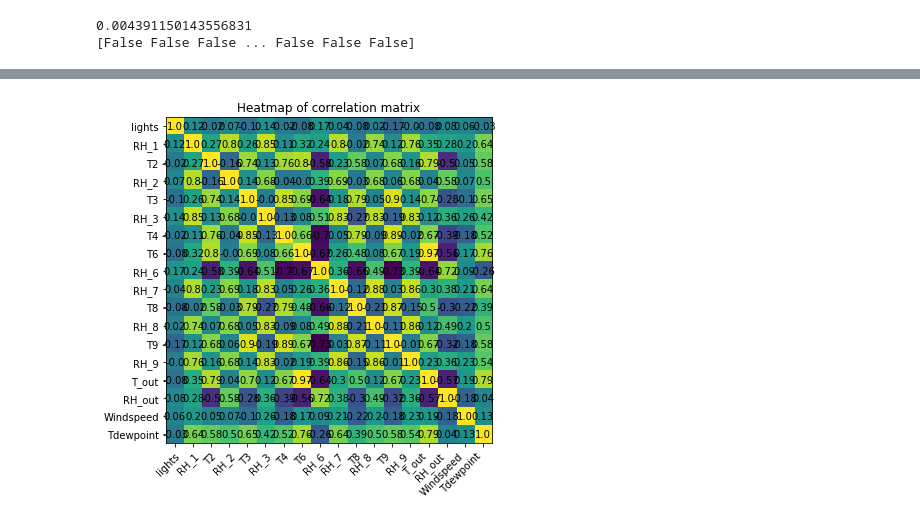
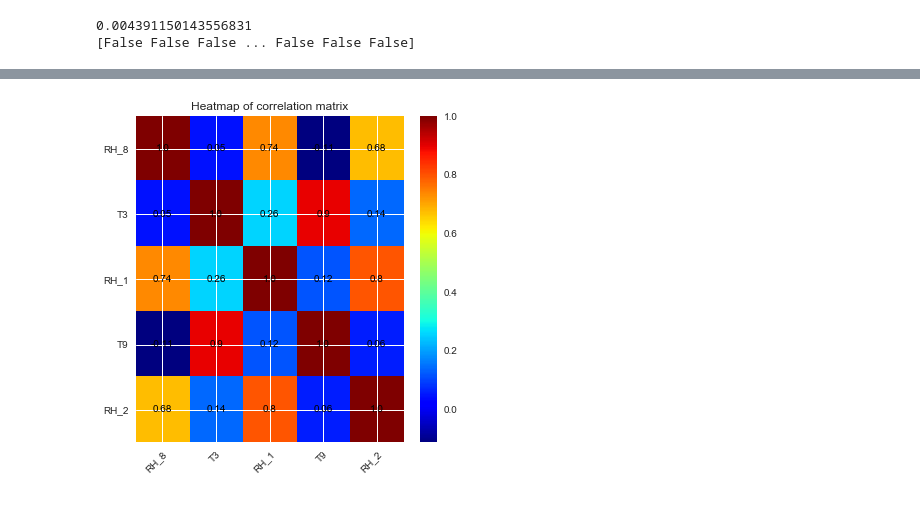
Before and after one commit to weirdyang/practice, a Jupyter notebook: applied_forecasting/Untitled.ipynb, the cells around one changed output, grey strips where cells are left out. Saved outputs shown, nothing was run; the diff lists cells and outputs as text; code cells hidden in the pictures.

```diff
--- a/applied_forecasting/Untitled.ipynb
+++ b/applied_forecasting/Untitled.ipynb
@@ -31,6 +81,6 @@ n_test: 2961
 # %%
 #get list of predictor names
-feat_cols = [col for col in df.columns if 'Appliances' not in col]
+feat_cols = ['RH_8', 'T3', 'RH_1', 'T9', 'RH_2']
 
 #dimensions
 d = train.shape
@@ -71,7 +121,7 @@ dtype: object
 import statsmodels.formula.api as smf
 
 #instantiate model
-model = smf.ols('Appliances ~ 1 + {}'.format(' + '.join(feat_cols)), data=train)
+model = smf.ols('Appliances ~ {}'.format(' + '.join(feat_cols)), data=train)
 
 #fit the model
 results = model.fit()
@@ -148,7 +181,7 @@ removing...
 # %%
 #run model again after removing variables that are not significant at 5% level
 #instantiate model
-model = smf.ols('Appliances ~ 1 + {}'.format(' + '.join(feat_cols)), data=train)
+model = smf.ols('Appliances ~ {}'.format(' + '.join(feat_cols)), data=train)
 
 #fit the model
 results = model.fit()
@@ -225,7 +241,7 @@ dtype: float64
 # %%
 #run model again after removing variables that are not significant at 5% level
 #instantiate model
-model = smf.ols('Appliances ~ 1 + {}'.format(' + '.join(feat_cols)), data=train)
+model = smf.ols('Appliances ~ {}'.format(' + '.join(feat_cols)), data=train)
 
 #fit the model
 results = model.fit()
@@ -499,26 +485,27 @@ print(mc)
 # %%
-import matplotlib.pyplot as plt
-
 fig, ax = plt.subplots(1, 1, figsize=(6, 6))
-ax.imshow(mc)
+im = ax.imshow(mc, cmap=plt.cm.jet, aspect='auto')
 ax.set_title('Heatmap of correlation matrix')
 # Rotate the tick labels and set their alignment.
 plt.setp(ax.get_xticklabels(), rotation=45, ha="right",
 rotation_mode="anchor")
 # We want to show all ticks...
 ax.set_xticks(np.arange(len(feat_cols)))
 ax.set_yticks(np.arange(len(feat_cols)))
 # ... and label them with the respective list entries
 ax.set_xticklabels(feat_cols)
 ax.set_yticklabels(feat_cols)
 # Loop over data dimensions and create text annotations.
 for i in range(len(feat_cols)):
     for j in range(len(feat_cols)):
         text = ax.text(j, i, round(mc[i, j], 2),
         ha="center", va="center", color="black")
+# set colorbar
+fig.colorbar(im, ax=ax, orientation='vertical')
+
 plt.show()
 # %% [output]
-[figure, old version]
+[figure, new version]
 # %%
 # Klein’s rule of thumb
 # Klein’s rule of thumb. It consists in comparing the square of the correlation between the pairs
```
Also changed, not shown: parts of 47 cells of this notebook, 1 other file.
